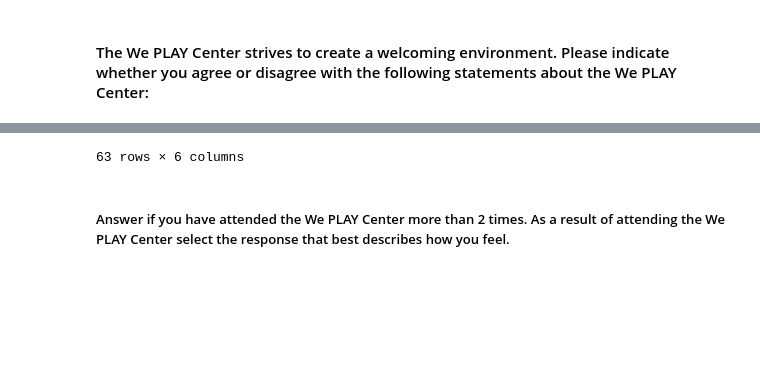
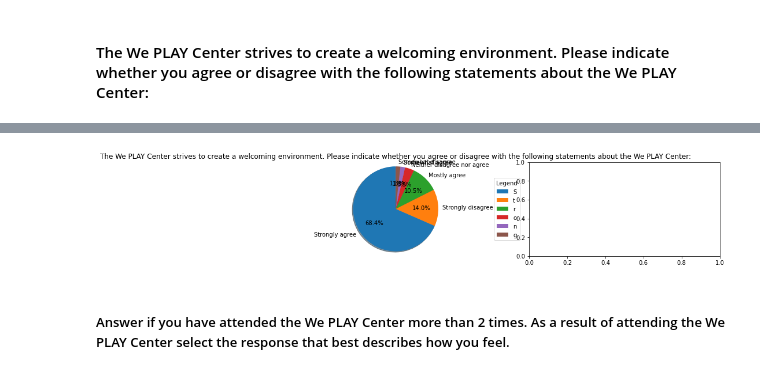
Before and after one commit to renarepenning/weplaynoladata, a Jupyter notebook: MilestoneTwo.ipynb, the cells around one changed output, grey strips where cells are left out. Drawn from its saved outputs; the diff is of its cells as text; code cells hidden in the pictures; blank space fills up the shorter version.

```diff
--- a/MilestoneTwo.ipynb
+++ b/MilestoneTwo.ipynb
@@ -49,6 +56,23 @@ edpath = "./_data/WePlayData/CleanedWPC"
 path = renapath  # path to manually cleaned excels
 # %% [markdown]
 # ETL
+# %%
+##
+## possible function to use when plotting graphs to save code
+
+def plotPies(df, labels, numCols, cols):
+    fig1, ax1 = plt.subplots(nrows=1,ncols=numCols,figsize=(13,3))
+    for i, c in enumerate(cols):
+        ax = ax1[i].pie(df[c].value_counts(), autopct='%1.1f%%',
+                shadow=True, startangle=90, labels=labels)
+        ax1[i].set_title(cols[i])
+        ax1[i].axis('equal')
+        #ax[0] is the "wedges" part of the pie that the plotting returns
+        ax1[i].legend(ax[0], labels[i],
+              title="Legend",
+              loc="center left",
+              bbox_to_anchor=(1, 0, 0.5, 1))
+    plt.show()
 # %% [markdown]
 ## Family Survey Data
 # %% [markdown]
@@ -202,6 +247,9 @@ array([<AxesSubplot:ylabel='used strategy x'>], dtype=object)
 # %% [markdown]
 #### The We PLAY Center strives to create a welcoming environment. Please indicate whether you agree or disagree with the following statements about the We PLAY Center:
 # %%
-environmentstatements_FD = familySurveyDf.iloc[1:, 42:48]
-environmentstatements_FD
+environmentstatements_FD = familySurveyDf.iloc[1:, 42:43]
+labels = ['Strongly agree','Strongly disagree', 'Mostly agree',
+       'Neither disagree nor agree', 'Somewhat agree',
+       'Somewhat disagree']
+plotPies(environmentstatements_FD, labels, 2, environmentstatements_FD.columns)
 # %% [output]
@@ -220 +256 @@ environmentstatements_FD
-63 rows × 6 columns
+[figure, added]
```
Also changed, not shown: parts of 28 cells of this notebook.
